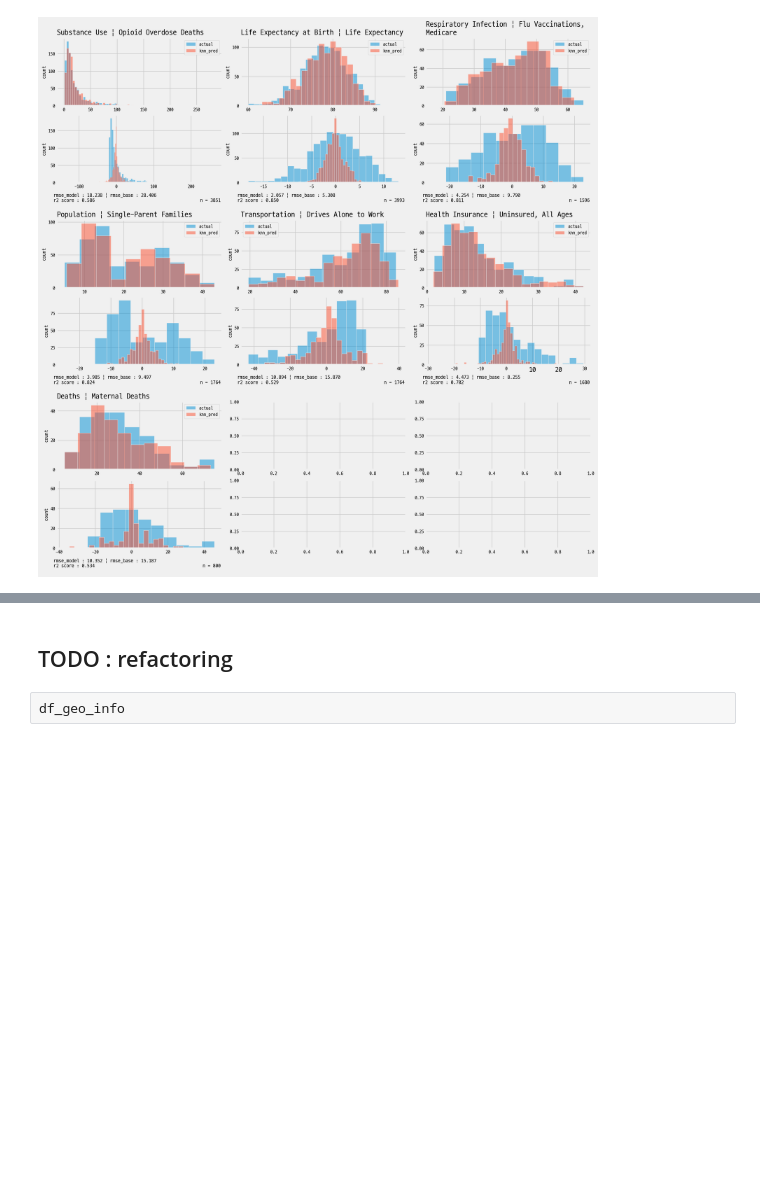
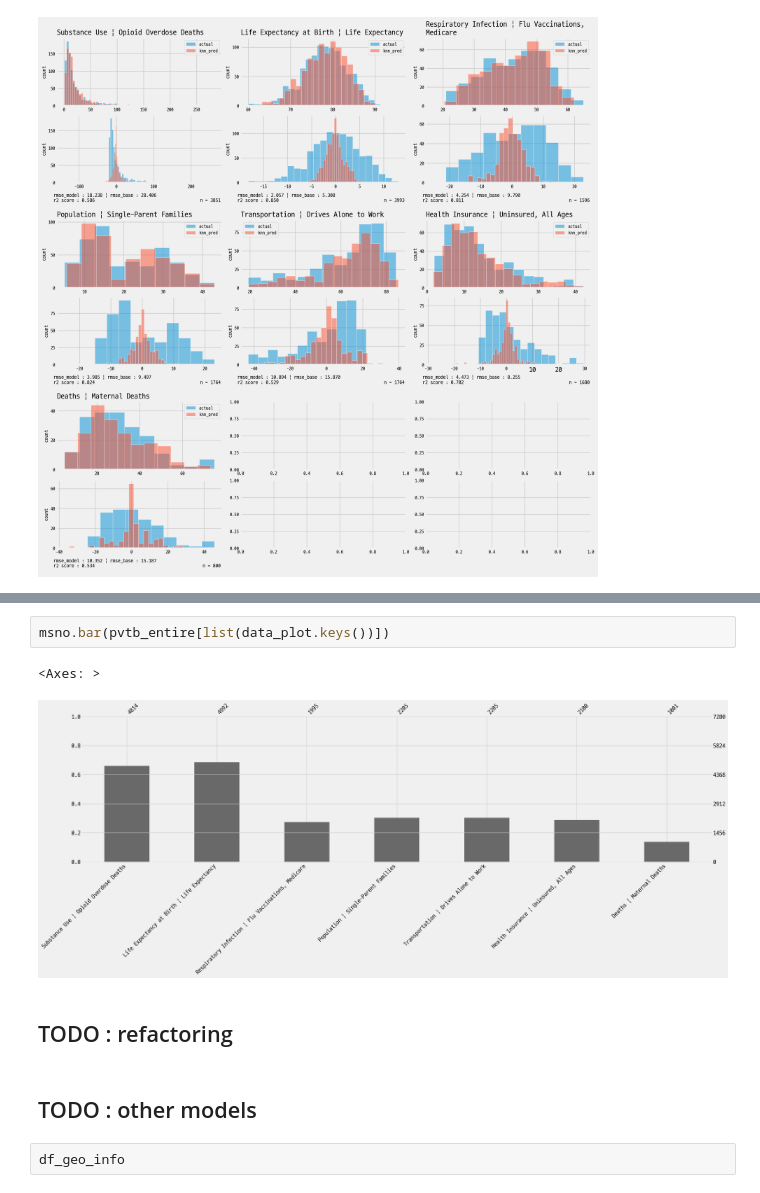
Before and after one commit to WASSUP-AIModel-3rd-Project1/Project-1, a Jupyter notebook: 240620_how_to_fill_missing.ipynb, the cells around one changed output, grey strips where cells are left out. Saved outputs shown, nothing was run; the diff lists cells and outputs as text; blank space fills up the shorter version.

```diff
--- a/240620_how_to_fill_missing.ipynb
+++ b/240620_how_to_fill_missing.ipynb
@@ -1108,5 +1114,12 @@ for ax in axes.flatten():
+# %%
+msno.bar(pvtb_entire[list(data_plot.keys())])
+# %% [output]
+<Axes: >
+[figure, added]
 # %% [markdown]
 ## TODO : refactoring
+# %% [markdown]
+## TODO : other models
 # %%
 df_geo_info
 # %% [output]
```
Also changed, not shown: parts of 2 cells of this notebook.
